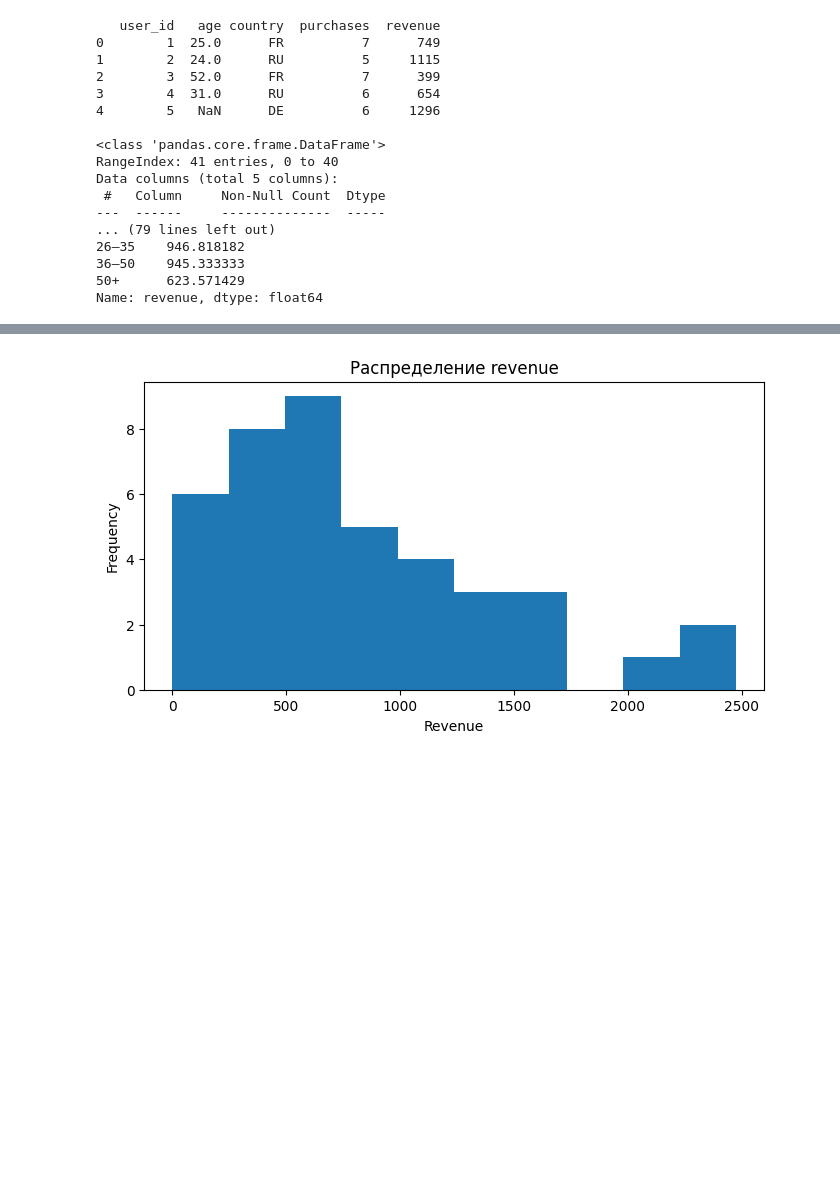
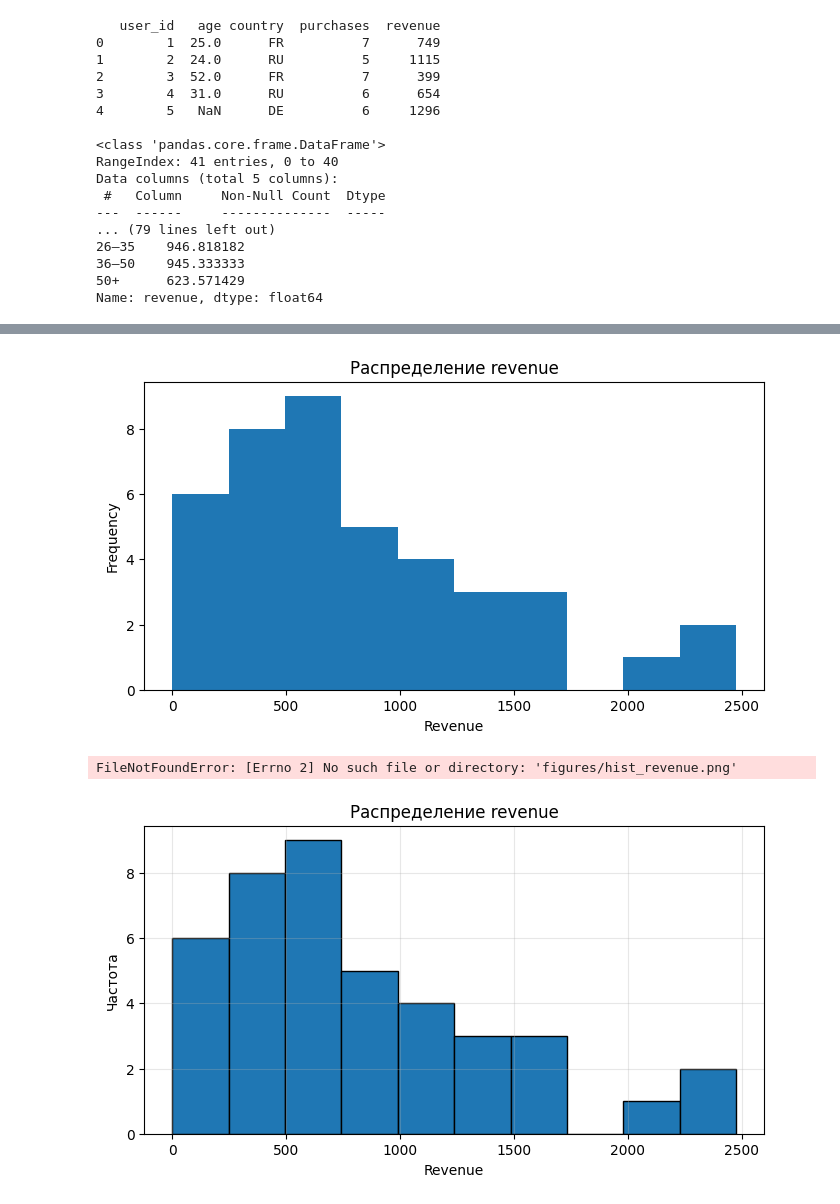
Before and after one commit to ilziraafaizullina/ilzira, a Jupyter notebook: homeworks/HW02/HW02.ipynb, the cells around one changed output, grey strips where cells are left out. Saved outputs shown, nothing was run; the diff lists cells and outputs as text; code cells hidden in the pictures; blank space fills up the shorter version.

```diff
--- a/homeworks/HW02/HW02.ipynb
+++ b/homeworks/HW02/HW02.ipynb
@@ -2,8 +2,10 @@
 import pandas as pd
 import numpy as np
 import matplotlib.pyplot as plt
+import seaborn as sns
+import os
 
-df = pd.read_csv("S02-hw-dataset.csv")  # путь под себя
+df = pd.read_csv("S02-hw-dataset.csv")
 
 print(df.head(), "\n")
 print(df.info(), "\n")
@@ -50,30 +52,80 @@ df["country"].value_counts().plot(kind="bar")
 plt.title("Частоты стран")
 plt.xlabel("Страна")
 plt.ylabel("Количество пользователей")
 plt.show()
 
 plt.figure(figsize=(8,4))
 df["revenue"].plot(kind="hist", bins=10)
 plt.title("Распределение revenue")
 plt.xlabel("Revenue")
 plt.show()
+
+# 1. Гистограмма количественного признака (revenue)
+plt.figure(figsize=(8, 4))
+plt.hist(df["revenue"], bins=10, edgecolor="black")
+plt.title("Распределение revenue")
+plt.xlabel("Revenue")
+plt.ylabel("Частота")
+plt.grid(alpha=0.3)
+
+plt.savefig("figures/hist_revenue.png", dpi=200)
+plt.show()
+
+print("Комментарий:")
+print("Гистограмма показывает распределение дохода. Видно, что значения сильно варьируются "
+      "от 0 до 2500+, распределение несимметричное, с длинным правым хвостом.")
+
+
+# 2. Боксплот количественного признака по странам
+plt.figure(figsize=(8, 4))
+sns.boxplot(data=df, x="country", y="revenue")
+plt.title("Boxplot: Revenue по странам")
+plt.xlabel("Страна")
+plt.ylabel("Revenue")
+
+plt.savefig("figures/boxplot_revenue_by_country.png", dpi=200)
+plt.show()
+
+print("Комментарий:")
+print("Boxplot показывает различия распределений revenue между странами. "
+      "DE и CN демонстрируют более высокие медианы, тогда как US и FR — более низкие. "
+      "В некоторых странах заметны выбросы.")
+
+
+# 3. Scatter plot для пары количественных признаков: purchases vs revenue
+plt.figure(figsize=(8, 4))
+plt.scatter(df["purchases"], df["revenue"], alpha=0.7)
+plt.title("Scatter plot: Покупки vs Revenue")
+plt.xlabel("Количество покупок (purchases)")
+plt.ylabel("Доход (revenue)")
+plt.grid(alpha=0.3)
+
+plt.savefig("figures/scatter_purchases_revenue.png", dpi=200)
+plt.show()
+
+print("Комментарий:")
+print("Scatter plot показывает зависимость между числом покупок и доходом. "
+      "В целом, наблюдается положительная корреляция: чем больше покупок, тем выше revenue, "
+      "однако есть аномальные случаи — например, пользователи с нулевым revenue при ненулевых покупках." )
 # %% [output]
    user_id   age country  purchases  revenue
 0        1  25.0      FR          7      749
 1        2  24.0      RU          5     1115
 2        3  52.0      FR          7      399
 3        4  31.0      RU          6      654
 4        5   NaN      DE          6     1296
 
 <class 'pandas.core.frame.DataFrame'>
 RangeIndex: 41 entries, 0 to 40
 Data columns (total 5 columns):
  #   Column     Non-Null Count  Dtype
 ---  ------     --------------  -----
 ... (79 lines left out)
 26–35    946.818182
 36–50    945.333333
 50+      623.571429
 Name: revenue, dtype: float64
 [figure]
 [figure]
+FileNotFoundError: [Errno 2] No such file or directory: 'figures/hist_revenue.png'
+[figure, added]
```
Also changed, not shown: 3 other files.
